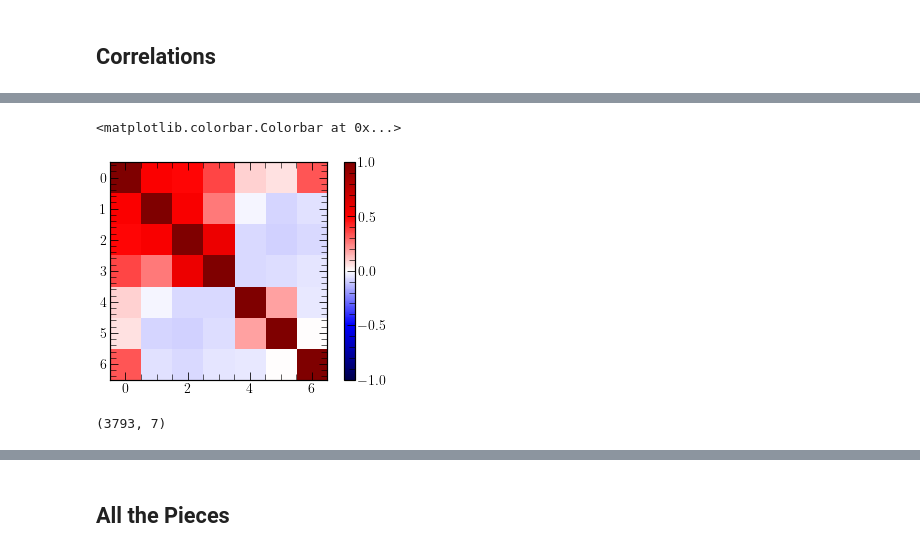
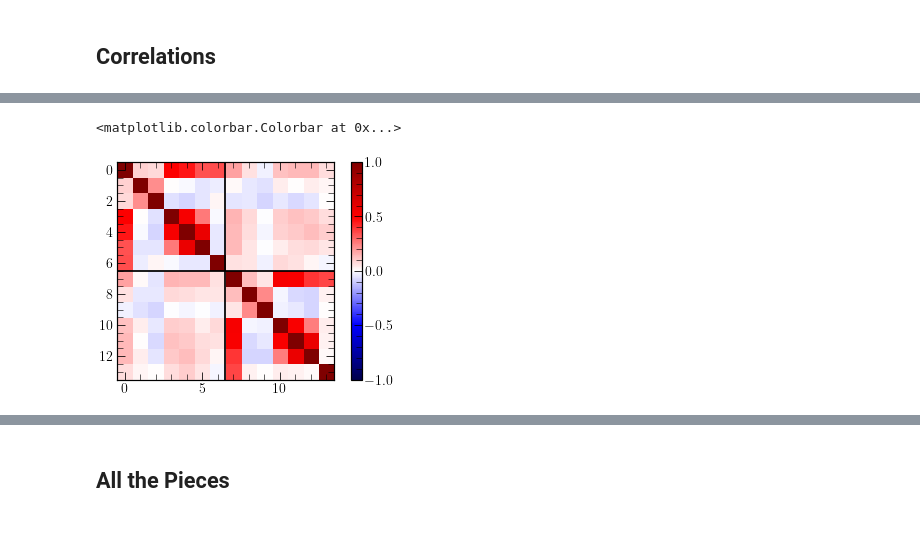
Before and after one commit to tyler-a-cox/fantasy_math, a Jupyter notebook: notebooks/fantasy_math.ipynb, the cells around one changed output, grey strips where cells are left out. Cells and saved outputs as stored; diff of their text form; code cells hidden in the pictures.

```diff
--- a/notebooks/fantasy_math.ipynb
+++ b/notebooks/fantasy_math.ipynb
@@ -299,0 +258,36 @@ rows = np.array([row for row in rows if len(row) == 7])
+# %%
+%%time
+weeks = np.arange(1, 17)
+positions = {k: v for k, v in zip(['QB', 'RB', 'WR', 'TE'], [1, 2, 3, 1])}
+
+# Positions tracked and number of each
+rows = []
+for year in years:
+    year_data = data[data.season == year]
+    teams = year_data.recent_team.unique()
+
+    for week in weeks:
+        subtable = year_data[year_data.week == week]
+        matchups = schedule[(schedule.week == week) & (schedule.season == year)]
+
+        for (home_team, away_team) in zip(matchups.home_team, matchups.away_team):
+
+            home_team_table = subtable[subtable.recent_team == home_team]
+            away_team_table = subtable[subtable.recent_team == away_team]
+
+            row = []
+            for position, pnum in positions.items():
+                pos_table = home_team_table[home_team_table.position == position]
+                pos_table = pos_table.sort_values('fantasy_points_ppr', ascending=False)
+                pos_row = list(pos_table[:pnum].fantasy_points_ppr)
+                pos_row = pos_row + [0] * max(0, pnum - len(pos_row))
+                row += pos_row
+
+            for position, pnum in positions.items():
+                pos_table = away_team_table[away_team_table.position == position]
+                pos_table = pos_table.sort_values('fantasy_points_ppr', ascending=False)
+                pos_row = list(pos_table[:pnum].fantasy_points_ppr)
+                pos_row = pos_row + [0] * max(0, pnum - len(pos_row))
+                row += pos_row
+
+            rows.append(row)
@@ -300,12 +297,10 @@ rows = np.array([row for row in rows if len(row) == 7])
 # %%
 plt.figure()
 corr = np.corrcoef(np.array(rows).T)
 plt.imshow(corr, cmap='seismic', vmin=-1, vmax=1)
+plt.axhline(6.5, color='k')
+plt.axvline(6.5, color='k')
 plt.colorbar()
 # %% [output]
 <matplotlib.colorbar.Colorbar at 0x...>
-[figure, old version]
+[figure, new version]
-# %%
-rows.shape
-# %% [output]
-(3793, 7)
```
Also changed, not shown: parts of 37 cells of this notebook, 7 other files.
